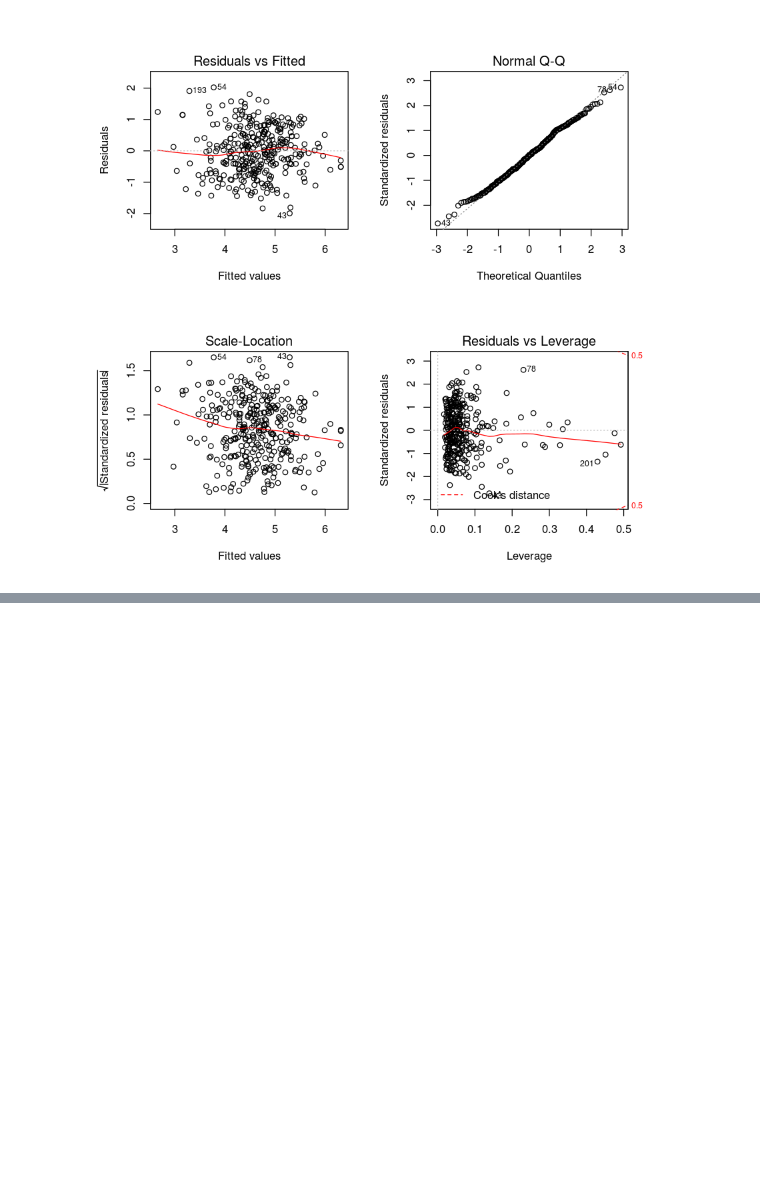
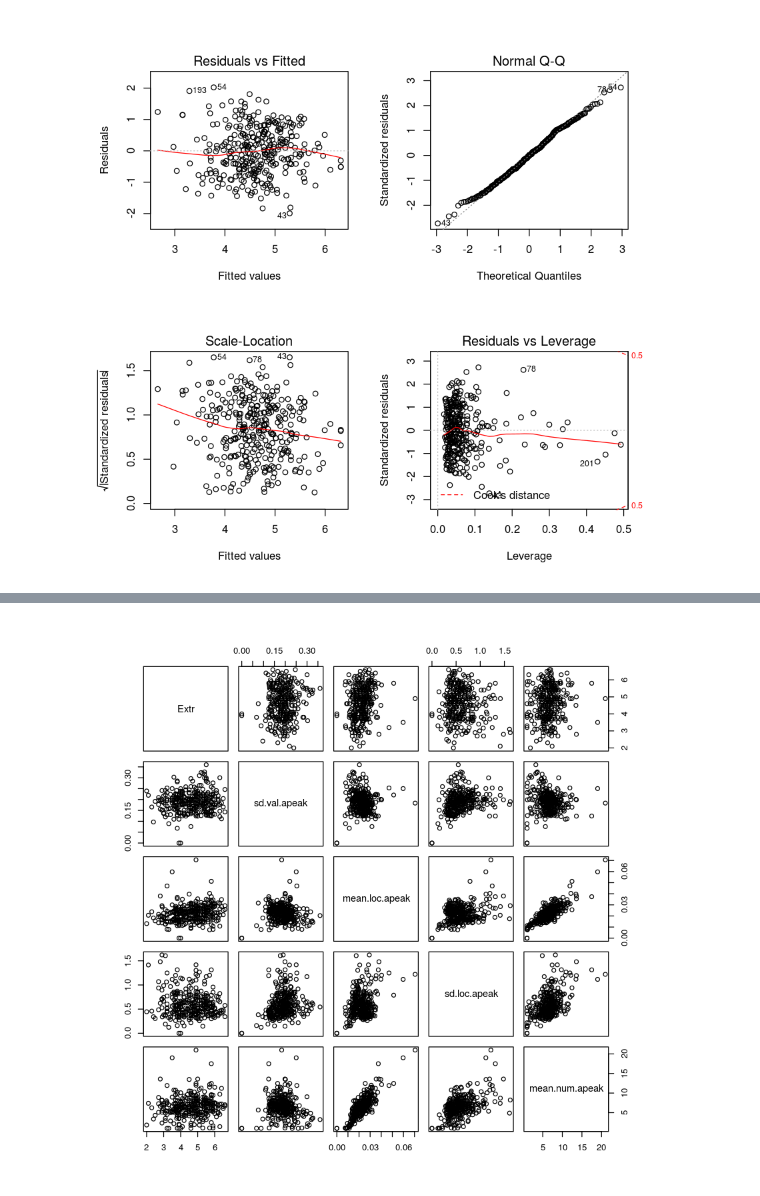
Before and after one commit to yeachan153/Big-Data-Analytics, a Jupyter notebook: Text Analytics Project/Extroversion Test Model.ipynb, the cells around one changed output, grey strips where cells are left out. Saved outputs shown, nothing was run; the diff lists cells and outputs as text; code cells hidden in the pictures; blank space fills up the shorter version.

```diff
--- a/Text Analytics Project/Extroversion Test Model.ipynb
+++ b/Text Analytics Project/Extroversion Test Model.ipynb
@@ -292,0 +306,4 @@ plot(model3)
+# %%
+pairs(training_data[,c(1,10,11,12,13)])
+# %% [output]
+[figure, added]
```
Also changed, not shown: parts of 10 cells of this notebook, 2 other files.
